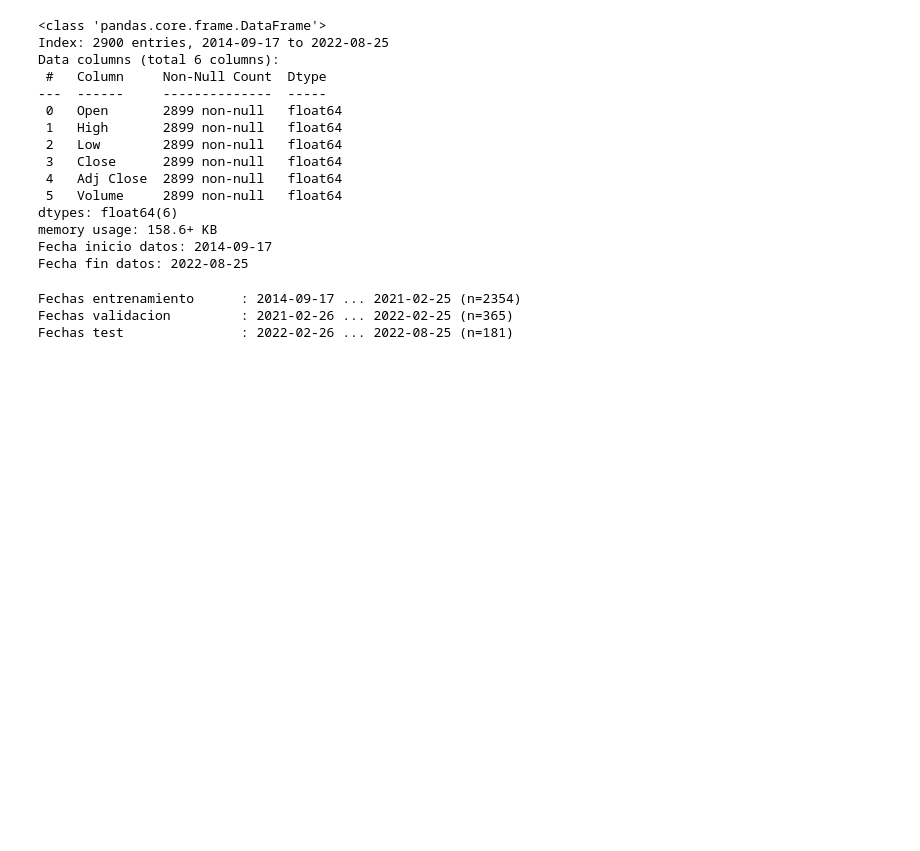
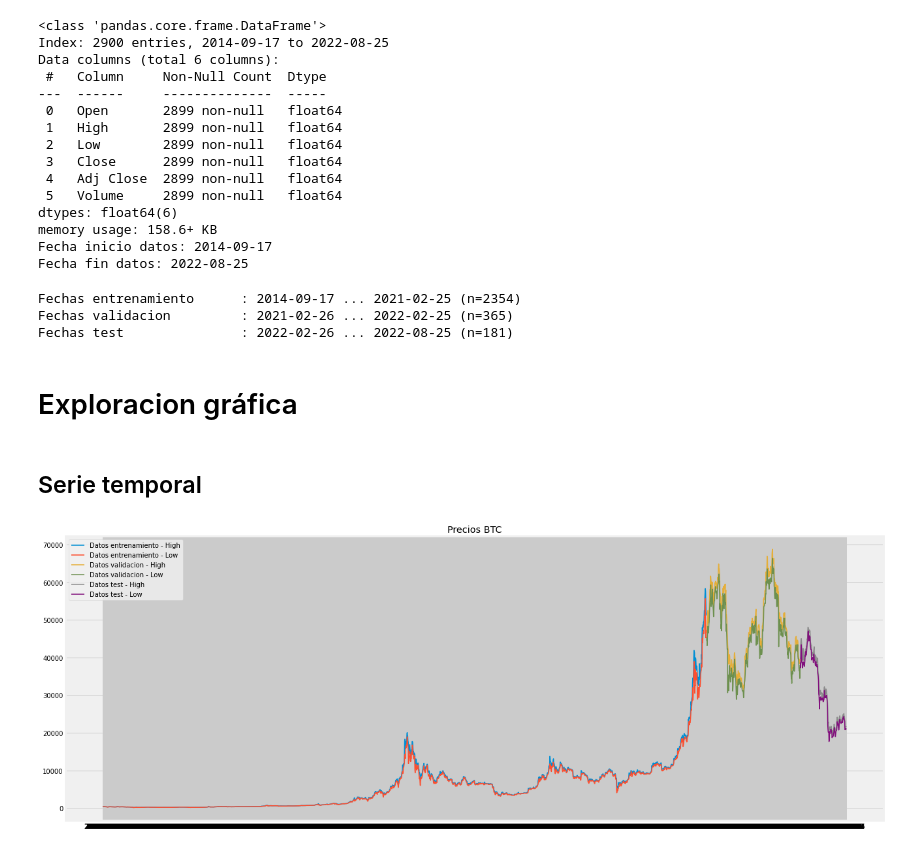
Before and after one commit to vanchondo/cryptoForecasting-tfm, a Jupyter notebook: notebook.ipynb, the cells around one changed output. Saved outputs shown, nothing was run; the diff lists cells and outputs as text; code cells hidden in the pictures; blank space fills up the shorter version.

Commit message:
Adding temporal series graph

```diff
--- a/notebook.ipynb
+++ b/notebook.ipynb
@@ -136,3 +136,26 @@ print(f"Fechas test               : {datos_test.index.min()} ... {datos_test.ind
 Fechas entrenamiento      : 2014-09-17 ... 2021-02-25 (n=2354)
 Fechas validacion         : 2021-02-26 ... 2022-02-25 (n=365)
 Fechas test               : 2022-02-26 ... 2022-08-25 (n=181)
+# %% [markdown]
+# Exploracion gráfica
+# %% [markdown]
+## Serie temporal
+# %%
+# Funcion para mostrar grafico
+# - dataFrame debe de ser una tupla, donde el primer elemento es el dataFrame y
+# y el segundo es la etiqueta de se dataFrame
+# - title es el titulo del grafico
+def showPlot(dataFrames, title):
+  fig, ax = plt.subplots(figsize=(20,8))
+  for frame in dataFrames:
+    plt.plot(frame[0].index, frame[0].High, label=frame[1] + " - High")
+    plt.plot(frame[0].index, frame[0].Low, label=frame[1] + " - Low")
+
+  ax.set_title(title)
+  ax.legend()
+  plt.show()
+# %%
+# Grafico de la serie temporal
+showPlot([(datos_train, 'Datos entrenamiento'), (datos_val, 'Datos validacion'), (datos_test, 'Datos test')], 'Precios BTC')
+# %% [output]
+[figure, added]
```
Also changed, not shown: parts of 1 cell of this notebook.
